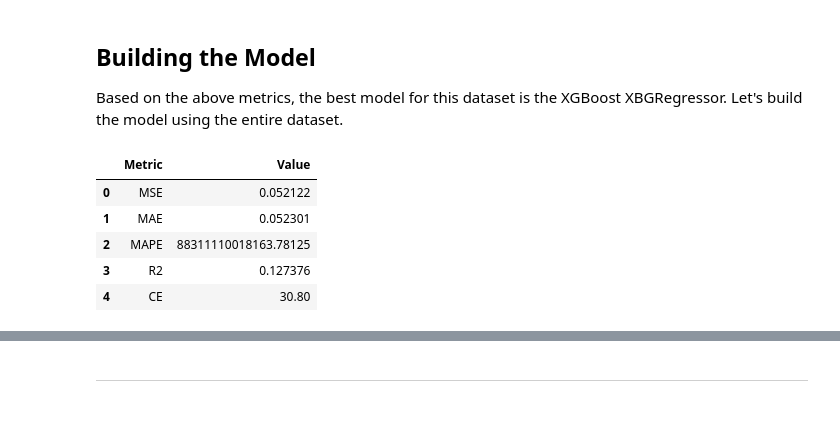
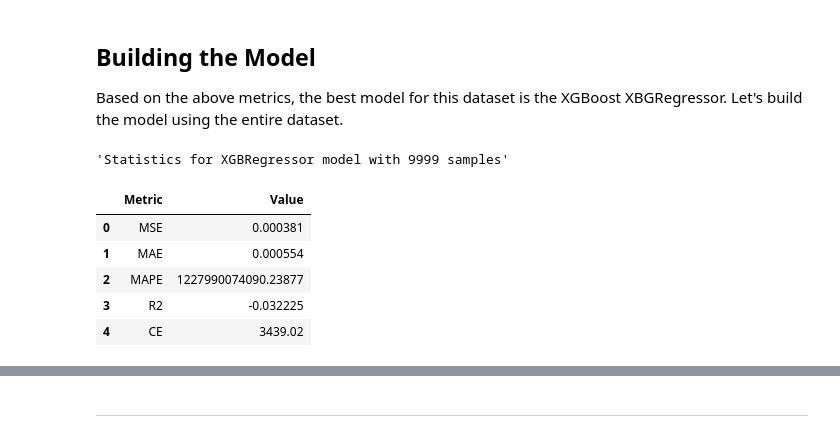
Before and after one commit to amattu2/automotive-labor-prediction-model, a Jupyter notebook: Notebook.ipynb, the cells around one changed output, grey strips where cells are left out. Saved outputs shown, nothing was run; the diff lists cells and outputs as text; code cells hidden in the pictures.

```diff
--- a/Notebook.ipynb
+++ b/Notebook.ipynb
@@ -349,41 +345,46 @@ display(pd.DataFrame({
 
 Based on the above metrics, the best model for this dataset is the XGBoost XBGRegressor. Let's build the model using the entire dataset.
 # %%
+from xgboost import XGBRegressor
+
 binarizer = MultiLabelBinarizer()
 
-model_df = df[1:25]
+model_df = df[0:10000]
+
 X = model_df["Description"]
 y = binarizer.fit_transform(model_df["Items"])
 
 X_train, X_test, y_train, y_test = train_test_split(X, y, test_size = 0.4)
 
 pipeline = Pipeline([
   ('tfidf', TfidfVectorizer()),
 ])
 
 model = Pipeline([
-    ('preprocessing', pipeline),
-    ('regressor', MultiOutputRegressor(XGBRegressor()))
+  ('preprocessing', pipeline),
+  ('regressor', MultiOutputRegressor(XGBRegressor()))
 ])
 
 model.fit(X_train, y_train)
 
 y_pred = model.predict(X_test)
 
 MSE = mean_squared_error(y_test, y_pred)
 MAE = mean_absolute_error(y_test, y_pred)
 MAPE = mean_absolute_percentage_error(y_test, y_pred)
 R2 = r2_score(y_test, y_pred)
 CE = coverage_error(y_test, y_pred)
 
+display(f"Statistics for XGBRegressor model with {len(model_df)} samples")
 display(pd.DataFrame({
-    "Metric": ["MSE", "MAE", "MAPE", "R2", "CE"],
-    "Value": [MSE, MAE, MAPE, R2, f"{CE:.2f}"]
+  "Metric": ["MSE", "MAE", "MAPE", "R2", "CE"],
+  "Value": [MSE, MAE, MAPE, R2, f"{CE:.2f}"]
 }))
 # %% [output]
+'Statistics for XGBRegressor model with 9999 samples'
 |  | Metric | Value |
-| 0 | MSE | 0.052122 |
-| 1 | MAE | 0.052301 |
-| 2 | MAPE | 88311110018163.78125 |
-| 3 | R2 | 0.127376 |
-| 4 | CE | 30.80 |
+| 0 | MSE | 0.000381 |
+| 1 | MAE | 0.000554 |
+| 2 | MAPE | 1227990074090.23877 |
+| 3 | R2 | -0.032225 |
+| 4 | CE | 3439.02 |
```
Also changed, not shown: parts of 11 cells of this notebook, 2 other files.
